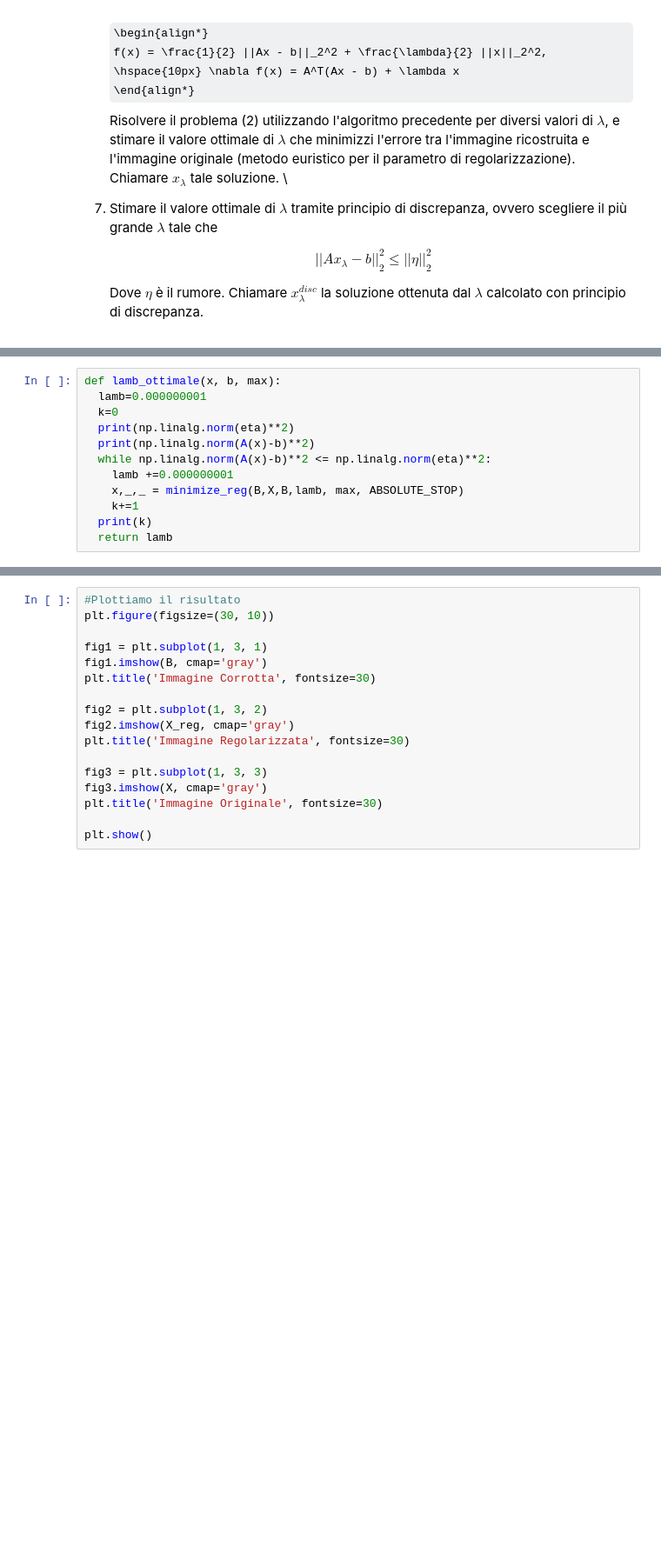
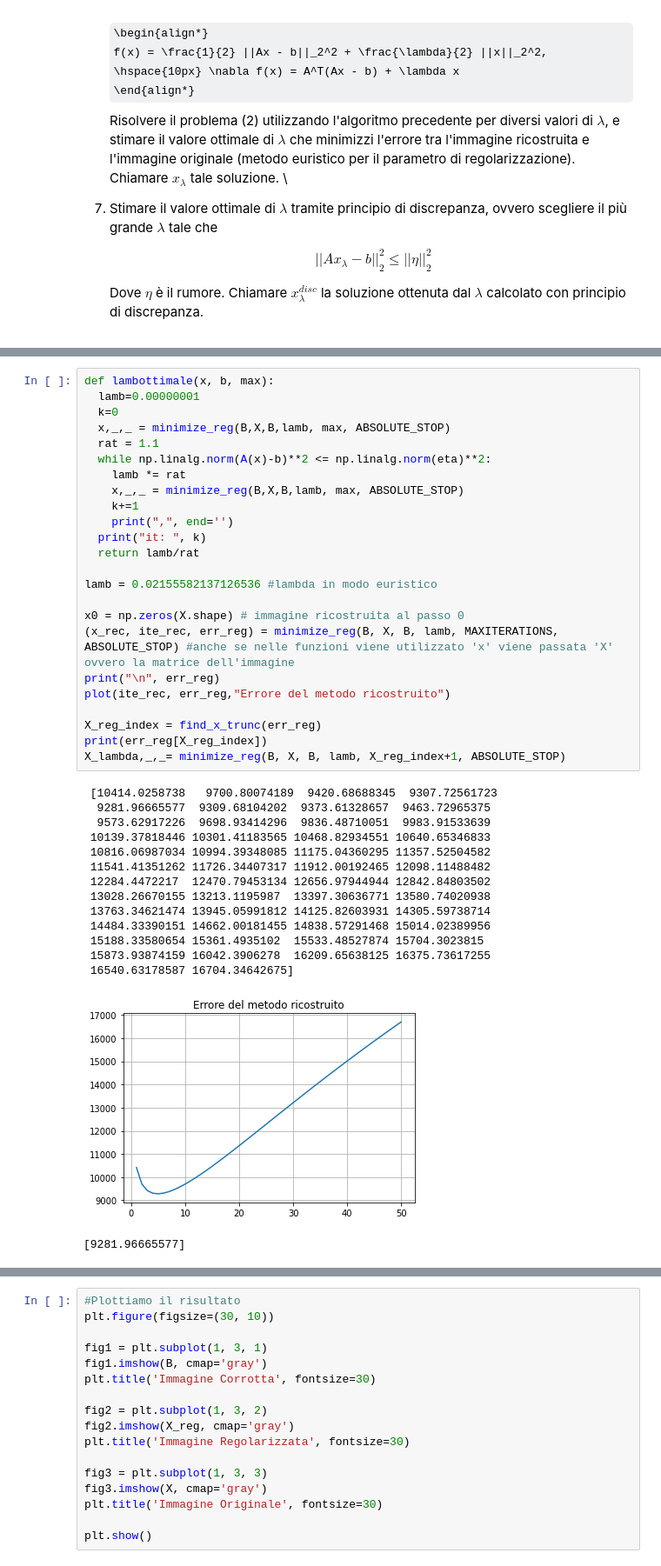
Before and after one commit to lucadonnoh/progetto-deblur, a Jupyter notebook: Progetto_Deblur_CN.ipynb, the cells around one changed output, grey strips where cells are left out. Shown at 87% size. Cells and saved outputs as stored; diff of their text form; some formulas as TeX source; blank space fills up the shorter version.

```diff
--- a/Progetto_Deblur_CN.ipynb
+++ b/Progetto_Deblur_CN.ipynb
@@ -292,16 +293,44 @@ def minimize_reg(x0, x_true, b, lamb, maxit, abstop):
 
   err = err[:k]  #l'ultima iterazione è esclusa perchè l'estremo destro viene escluso
   return(x, k, err)
-# %%
-def lamb_ottimale(x, b, max):
-  lamb=0.000000001
-  k=0
-  print(np.linalg.norm(eta)**2)
-  print(np.linalg.norm(A(x)-b)**2)
-  while np.linalg.norm(A(x)-b)**2 <= np.linalg.norm(eta)**2:
-    lamb +=0.000000001
-    x,_,_ = minimize_reg(B,X,B,lamb, max, ABSOLUTE_STOP)
-    k+=1
-  print(k)
-  return lamb
+# %%
+def lambottimale(x, b, max):
+  lamb=0.00000001
+  k=0
+  x,_,_ = minimize_reg(B,X,B,lamb, max, ABSOLUTE_STOP)
+  rat = 1.1
+  while np.linalg.norm(A(x)-b)**2 <= np.linalg.norm(eta)**2:
+    lamb *= rat
+    x,_,_ = minimize_reg(B,X,B,lamb, max, ABSOLUTE_STOP)
+    k+=1
+    print(",", end='')
+  print("it: ", k)
+  return lamb/rat
+
+lamb = 0.02155582137126536 #lambda in modo euristico
+
+x0 = np.zeros(X.shape) # immagine ricostruita al passo 0
+(x_rec, ite_rec, err_reg) = minimize_reg(B, X, B, lamb, MAXITERATIONS, ABSOLUTE_STOP) #anche se nelle funzioni viene utilizzato 'x' viene passata 'X' ovvero la matrice dell'immagine
+print("\n", err_reg)
+plot(ite_rec, err_reg,"Errore del metodo ricostruito")
+
+X_reg_index = find_x_trunc(err_reg)
+print(err_reg[X_reg_index])
+X_lambda,_,_= minimize_reg(B, X, B, lamb, X_reg_index+1, ABSOLUTE_STOP)
+# %% [output]
+ [10414.0258738   9700.80074189  9420.68688345  9307.72561723
+  9281.96665577  9309.68104202  9373.61328657  9463.72965375
+  9573.62917226  9698.93414296  9836.48710051  9983.91533639
+ 10139.37818446 10301.41183565 10468.82934551 10640.65346833
+ 10816.06987034 10994.39348085 11175.04360295 11357.52504582
+ 11541.41351262 11726.34407317 11912.00192465 12098.11488482
+ 12284.4472217  12470.79453134 12656.97944944 12842.84803502
+ 13028.26670155 13213.1195987  13397.30636771 13580.74020938
+ 13763.34621474 13945.05991812 14125.82603931 14305.59738714
+ 14484.33390151 14662.00181455 14838.57291468 15014.02389956
+ 15188.33580654 15361.4935102  15533.48527874 15704.3023815
+ 15873.93874159 16042.3906278  16209.65638125 16375.73617255
+ 16540.63178587 16704.34642675]
+[figure, added]
+[9281.96665577]
 # %%
```
Also changed, not shown: parts of 6 cells of this notebook.
